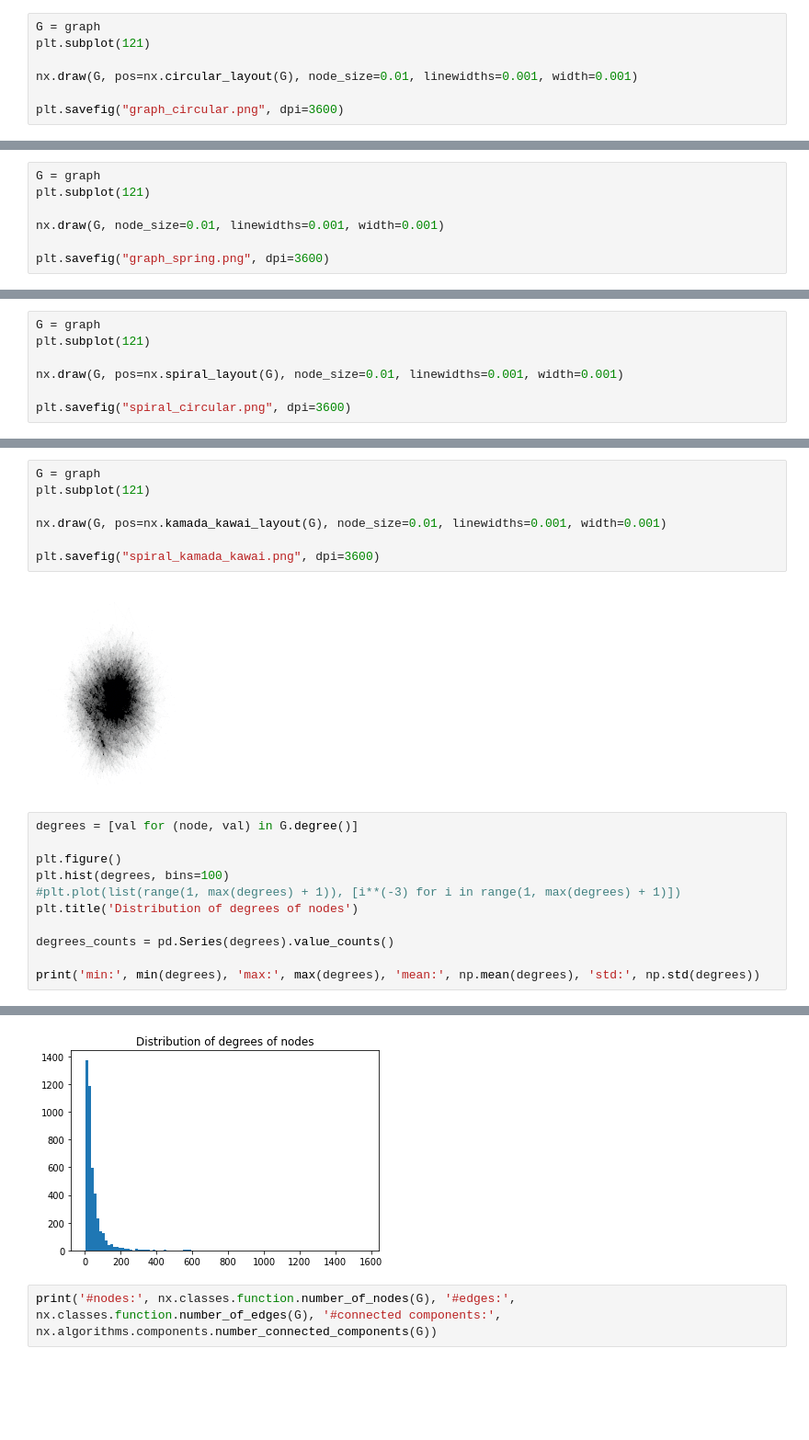
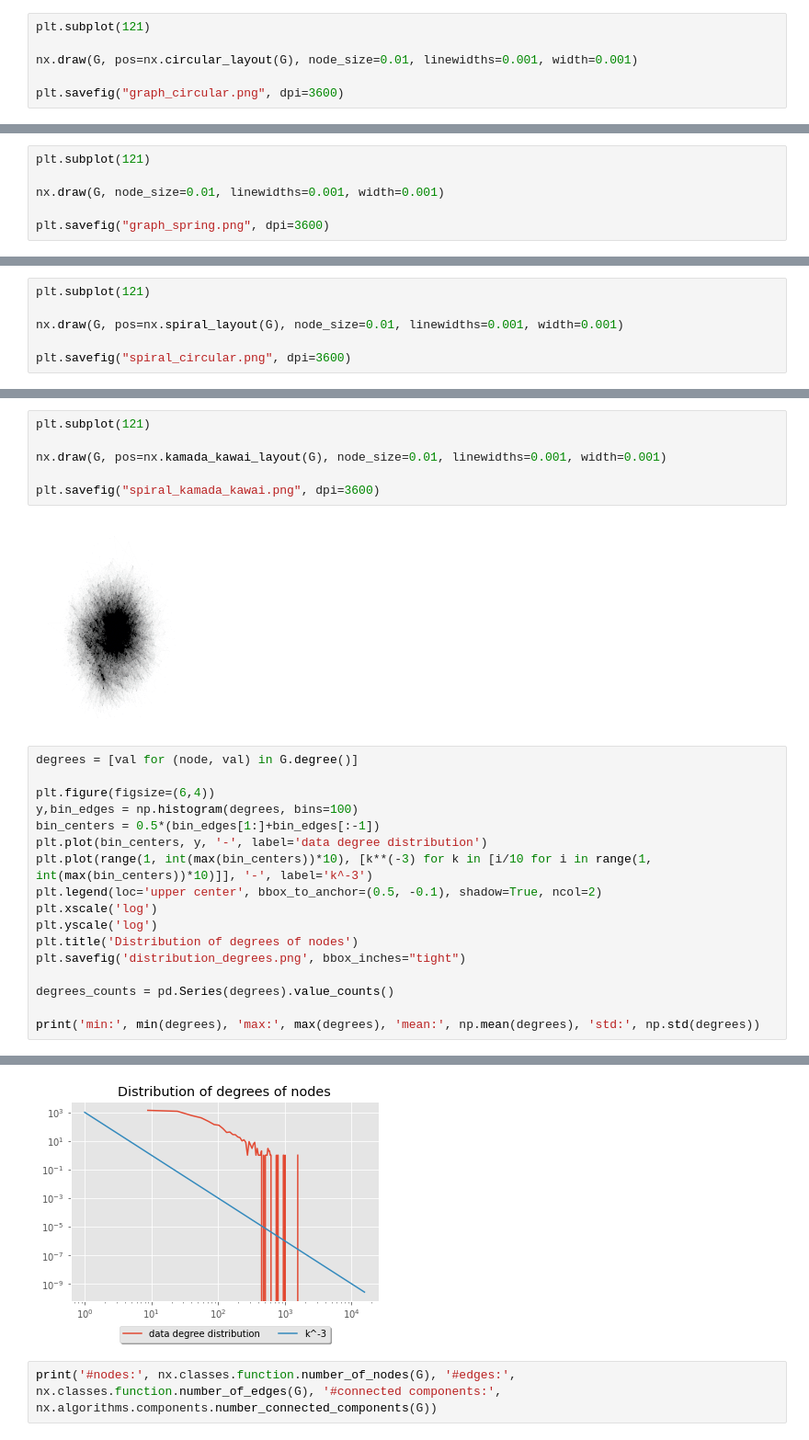
Before and after one commit to AlessandroManente/HDP_Project, a Jupyter notebook: test_real_dataset/true_dataset_study.ipynb, the cells around one changed output, grey strips where cells are left out. Shown at 92% size. Drawn from its saved outputs; the diff is of its cells as text; blank space fills up the shorter version.

```diff
--- a/test_real_dataset/true_dataset_study.ipynb
+++ b/test_real_dataset/true_dataset_study.ipynb
@@ -16,5 +19,4 @@ import matplotlib.pyplot as plt
 # %%
-G = graph
 plt.subplot(121)
 
 nx.draw(G, pos=nx.circular_layout(G), node_size=0.01, linewidths=0.001, width=0.001)
@@ -23,7 +25,6 @@ plt.savefig("graph_circular.png", dpi=3600)
 # %% [output]
 [figure]
 # %%
-G = graph
 plt.subplot(121)
 
 nx.draw(G, node_size=0.01, linewidths=0.001, width=0.001)
@@ -32,7 +33,6 @@ plt.savefig("graph_spring.png", dpi=3600)
 # %% [output]
 [figure]
 # %%
-G = graph
 plt.subplot(121)
 
 nx.draw(G, pos=nx.spiral_layout(G), node_size=0.01, linewidths=0.001, width=0.001)
@@ -41,7 +41,6 @@ plt.savefig("spiral_circular.png", dpi=3600)
 # %% [output]
 [figure]
 # %%
-G = graph
 plt.subplot(121)
 
 nx.draw(G, pos=nx.kamada_kawai_layout(G), node_size=0.01, linewidths=0.001, width=0.001)
@@ -52,17 +51,23 @@ plt.savefig("spiral_kamada_kawai.png", dpi=3600)
 # %%
 degrees = [val for (node, val) in G.degree()]
 
-plt.figure()
-plt.hist(degrees, bins=100)
-#plt.plot(list(range(1, max(degrees) + 1)), [i**(-3) for i in range(1, max(degrees) + 1)])
+plt.figure(figsize=(6,4))
+y,bin_edges = np.histogram(degrees, bins=100)
+bin_centers = 0.5*(bin_edges[1:]+bin_edges[:-1])
+plt.plot(bin_centers, y, '-', label='data degree distribution')
+plt.plot(range(1, int(max(bin_centers))*10), [k**(-3) for k in [i/10 for i in range(1, int(max(bin_centers))*10)]], '-', label='k^-3')
+plt.legend(loc='upper center', bbox_to_anchor=(0.5, -0.1), shadow=True, ncol=2)
+plt.xscale('log')
+plt.yscale('log')
 plt.title('Distribution of degrees of nodes')
+plt.savefig('distribution_degrees.png', bbox_inches="tight")
 
 degrees_counts = pd.Series(degrees).value_counts()
 
 print('min:', min(degrees), 'max:', max(degrees), 'mean:', np.mean(degrees), 'std:', np.std(degrees))
 # %% [output]
 min: 1 max: 1566 mean: 45.596638655462186 std: 68.78671052215537
-[figure, old version]
+[figure, new version]
 # %%
 print('#nodes:', nx.classes.function.number_of_nodes(G), '#edges:', nx.classes.function.number_of_edges(G), '#connected components:', nx.algorithms.components.number_connected_components(G))
 # %% [output]
```
Also changed, not shown: parts of 5 cells of this notebook, 29 other files.
